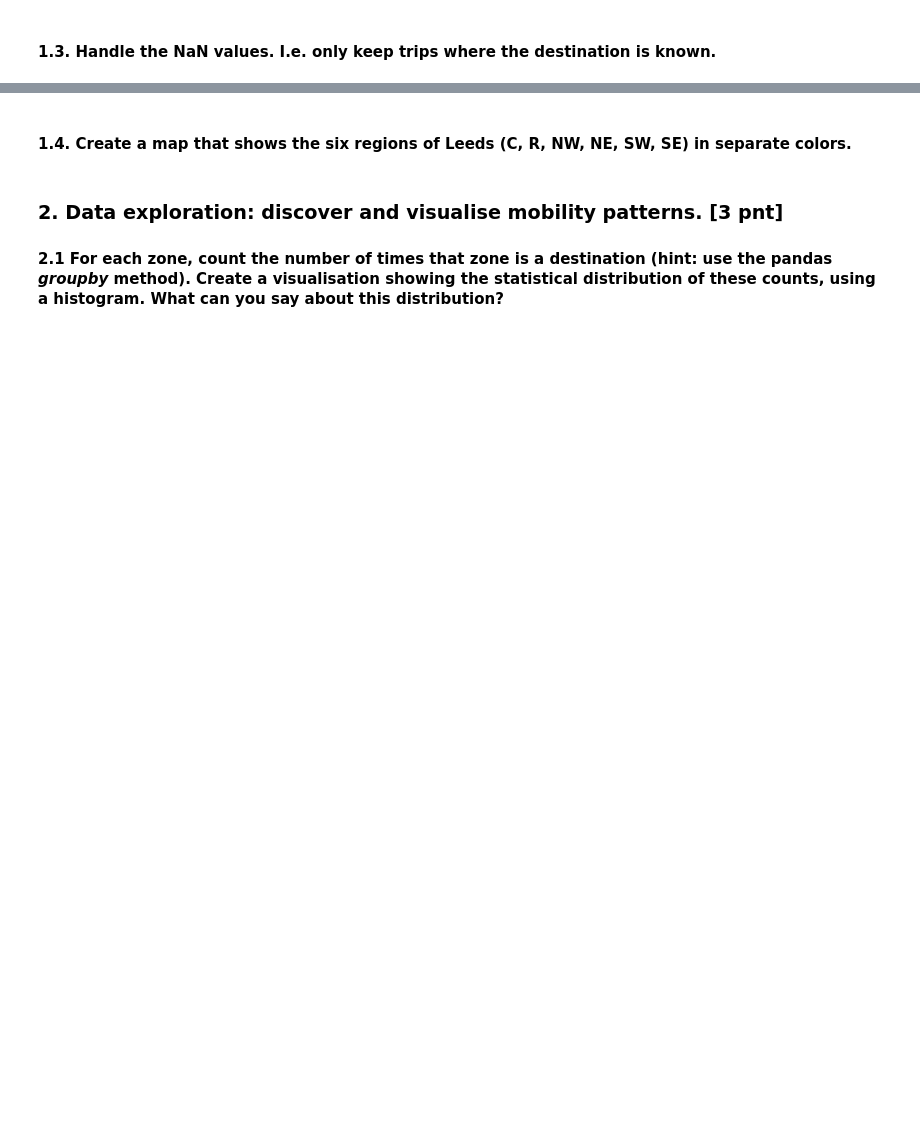
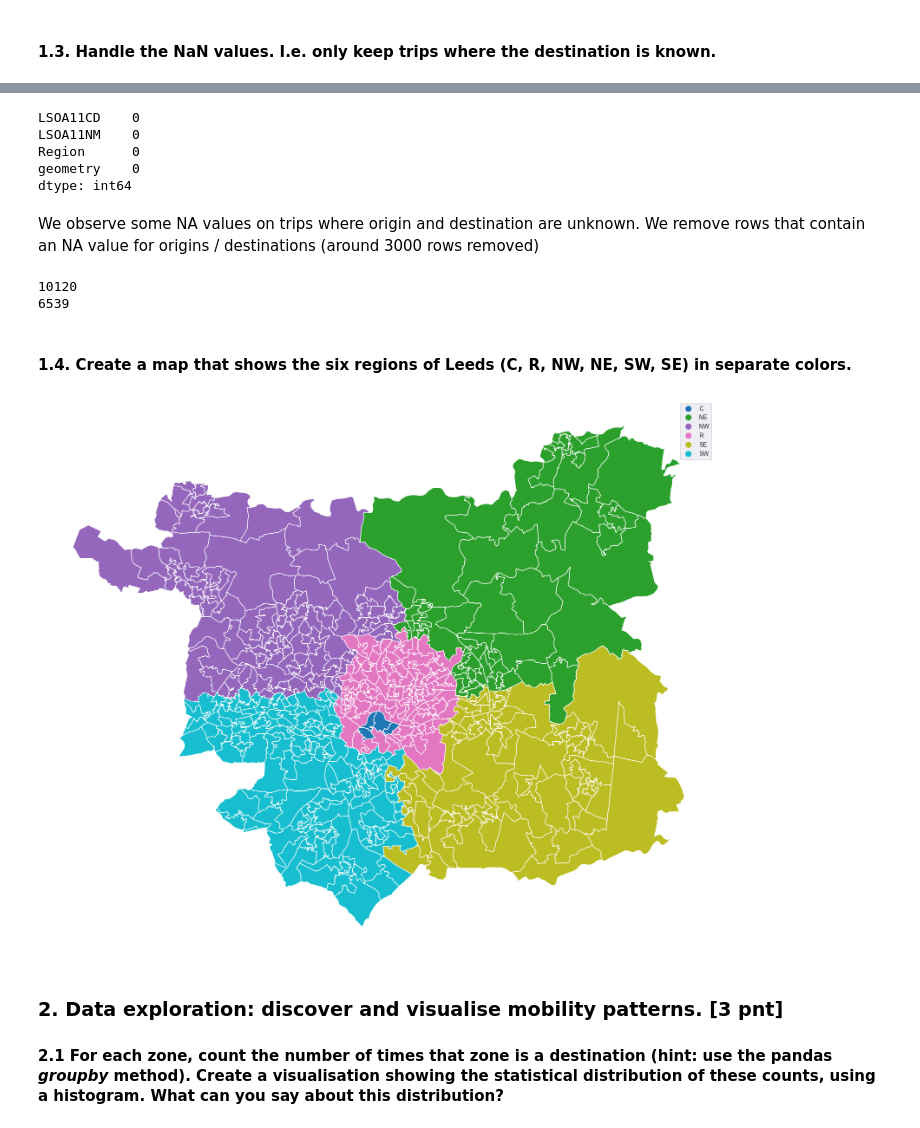
Before and after one commit to hjdeheer/TPM34A_Lab, a Jupyter notebook: Assignments/assignment_02/assignment_02.ipynb, the cells around one changed output, grey strips where cells are left out. Saved outputs shown, nothing was run; the diff lists cells and outputs as text; code cells hidden in the pictures; blank space fills up the shorter version.

```diff
--- a/Assignments/assignment_02/assignment_02.ipynb
+++ b/Assignments/assignment_02/assignment_02.ipynb
@@ -125,5 +125,13 @@ pd.set_option('display.max_columns', None)
 # %% [markdown]
 ### 1. Data preparation: Load datasets and make a first inspection [1 pnt]
 #### 1.1. Load the two dataset using Pandas and GeoPandas
+# %%
+ #Load all datasets
+data_folder = "data"
+
+#Mode and zone datasets
+mode_data = pd.read_csv(f"{data_folder}/RP_mode_choice_data.csv")
+zone_data = gpd.read_file(f"{data_folder}/Leeds_zones.gpkg")
+mode_zone_data = gpd.read_file(f"{data_folder}/mode_shares_per_zones.gpkg")
 # %% [markdown]
 #### 1.2. Check the structure of both datasets e.g. using `df.head()` or `df.describe()`.
@@ -132,5 +190,37 @@ pd.set_option('display.max_columns', None)
+# %%
+#No NaN values for zones
+zone_data.isna().sum()
+# %% [output]
+LSOA11CD    0
+LSOA11NM    0
+Region      0
+geometry    0
+dtype: int64
+# %% [markdown]
+We observe some NA values on trips where origin and destination are unknown. We remove rows that contain an NA value for origins / destinations (around 3000 rows removed)
+# %%
+#Around 3000 rows removed
+print(len(mode_data))
+mode_df = mode_data.dropna()
+print(len(mode_df))
+
+assert mode_df.isna().sum().sum() == 0
+
+zone_df = zone_data
+mode_zone_df = mode_zone_data
+# %% [output]
+10120
+6539
 # %% [markdown]
 #### 1.4. Create a map that shows the six regions of Leeds (C, R, NW, NE, SW, SE) in separate colors.
+# %%
+#Plotting regions of Leeds
+fig, ax = plt.subplots(1, 1, figsize=(20, 20))
+
+zone_df.plot(ax=ax, column="Region", legend=True)
+ax.set_axis_off()
+# %% [output]
+[figure, added]
 # %% [markdown]
 ### 2. Data exploration: discover and visualise mobility patterns. [3 pnt]
 #### 2.1 For each zone, count the number of times that zone is a destination (hint: use the pandas *groupby* method). Create a visualisation showing the statistical distribution of these counts, using a histogram. What can you say about this distribution?
```
Also changed, not shown: parts of 30 cells of this notebook, 3 other files.
